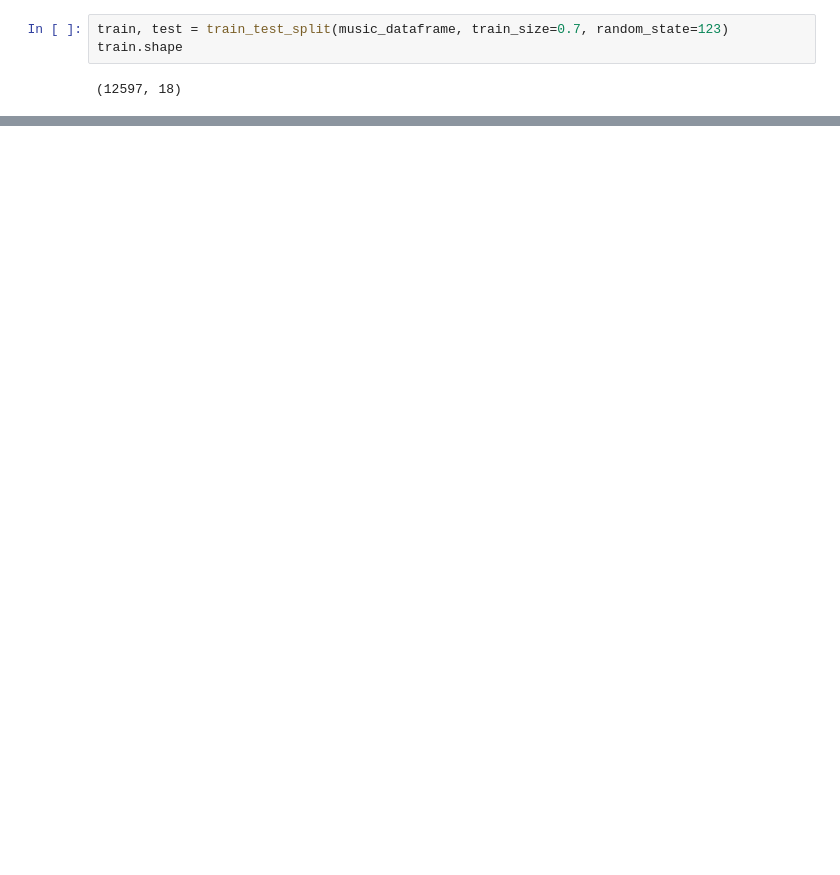
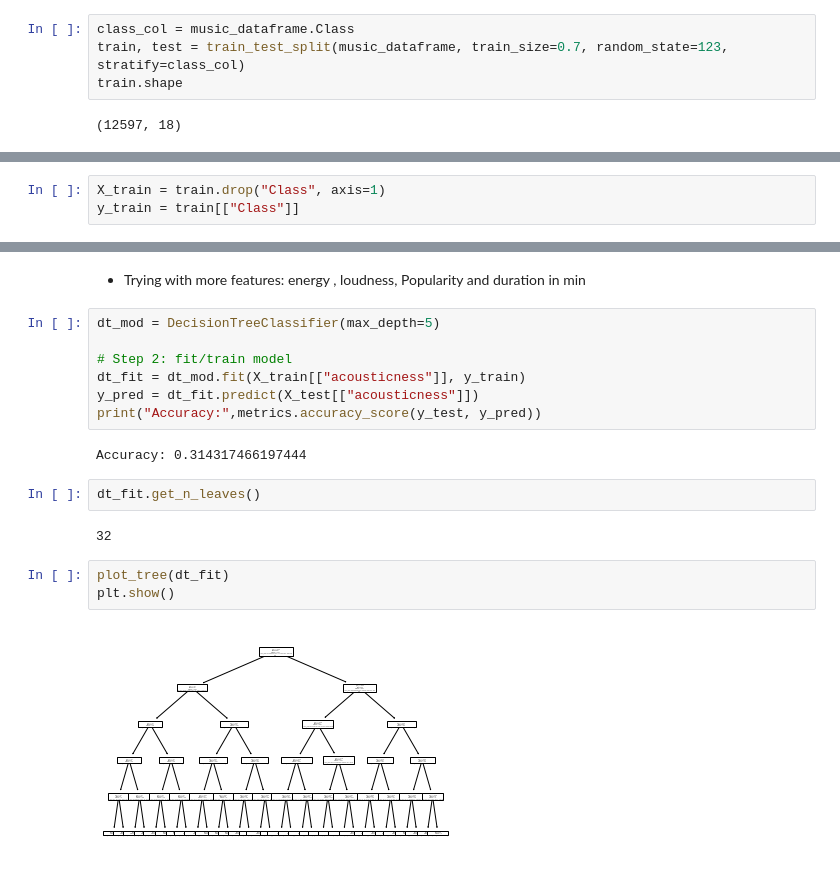
Before and after one commit to rawanalqarni/Music_Dataset, a Jupyter notebook: ML_music_dataset.ipynb, the cells around one changed output, grey strips where cells are left out. Drawn from its saved outputs; the diff is of its cells as text; blank space fills up the shorter version.

Commit message:
first commit ML Decision tree

```diff
--- a/ML_music_dataset.ipynb
+++ b/ML_music_dataset.ipynb
@@ -36,7 +36,8 @@ Data columns (total 18 columns):
 dtypes: float64(12), int64(3), object(3)
 memory usage: 2.5+ MB
 # %%
-train, test = train_test_split(music_dataframe, train_size=0.7, random_state=123)
+class_col = music_dataframe.Class
+train, test = train_test_split(music_dataframe, train_size=0.7, random_state=123, stratify=class_col)
 train.shape
 # %% [output]
 (12597, 18)
@@ -46,0 +66,3 @@ test.to_csv("data/music_dataset_test.csv")
+# %%
+X_train = train.drop("Class", axis=1)
+y_train = train[["Class"]]
@@ -46,0 +140,20 @@ test.to_csv("data/music_dataset_test.csv")
+# %% [markdown]
+- Trying with more features: energy , loudness, Popularity and duration in min
+# %%
+dt_mod = DecisionTreeClassifier(max_depth=5)
+
+# Step 2: fit/train model
+dt_fit = dt_mod.fit(X_train[["acousticness"]], y_train)
+y_pred = dt_fit.predict(X_test[["acousticness"]])
+print("Accuracy:",metrics.accuracy_score(y_test, y_pred))
+# %% [output]
+Accuracy: 0.314317466197444
+# %%
+dt_fit.get_n_leaves()
+# %% [output]
+32
+# %%
+plot_tree(dt_fit)
+plt.show()
+# %% [output]
+[figure, added]
```
Also changed, not shown: parts of 23 cells of this notebook.
